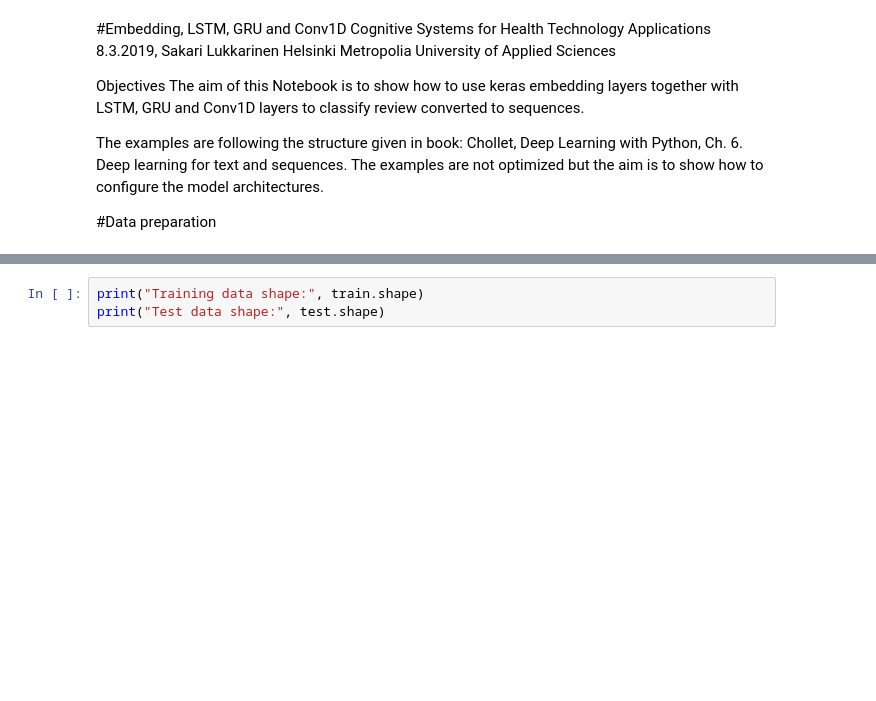
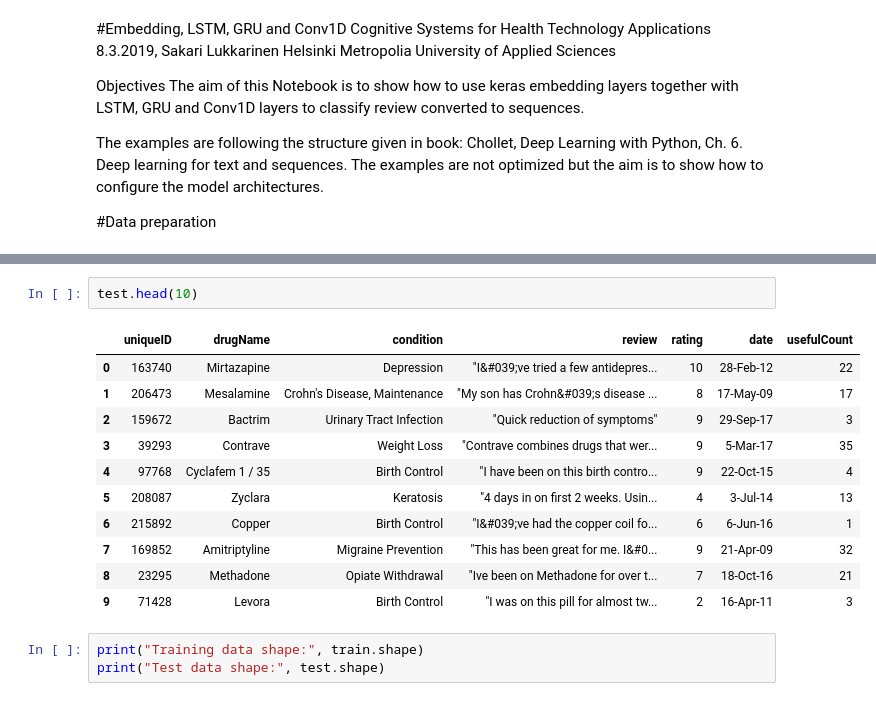
Before and after one commit to ran-tsu/cognitive-systems-for-health-technology-applications, a Jupyter notebook: case3/case3 training 2.ipynb, the cells around one changed output, grey strips where cells are left out. Drawn from its saved outputs; the diff is of its cells as text; blank space fills up the shorter version.

```diff
--- a/case3/case3 training 2.ipynb
+++ b/case3/case3 training 2.ipynb
@@ -55,3 +54,17 @@ train.head(10)
+# %%
+test.head(10)
+# %% [output]
+|  | uniqueID | drugName | condition | review | rating | date | usefulCount |
+| 0 | 163740 | Mirtazapine | Depression | "I&#039;ve tried a few antidepres... | 10 | 28-Feb-12 | 22 |
+| 1 | 206473 | Mesalamine | Crohn's Disease, Maintenance | "My son has Crohn&#039;s disease ... | 8 | 17-May-09 | 17 |
+| 2 | 159672 | Bactrim | Urinary Tract Infection | "Quick reduction of symptoms" | 9 | 29-Sep-17 | 3 |
+| 3 | 39293 | Contrave | Weight Loss | "Contrave combines drugs that wer... | 9 | 5-Mar-17 | 35 |
+| 4 | 97768 | Cyclafem 1 / 35 | Birth Control | "I have been on this birth contro... | 9 | 22-Oct-15 | 4 |
+| 5 | 208087 | Zyclara | Keratosis | "4 days in on first 2 weeks. Usin... | 4 | 3-Jul-14 | 13 |
+| 6 | 215892 | Copper | Birth Control | "I&#039;ve had the copper coil fo... | 6 | 6-Jun-16 | 1 |
+| 7 | 169852 | Amitriptyline | Migraine Prevention | "This has been great for me. I&#0... | 9 | 21-Apr-09 | 32 |
+| 8 | 23295 | Methadone | Opiate Withdrawal | "Ive been on Methadone for over t... | 7 | 18-Oct-16 | 21 |
+| 9 | 71428 | Levora | Birth Control | "I was on this pill for almost tw... | 2 | 16-Apr-11 | 3 |
 # %%
 print("Training data shape:", train.shape)
 print("Test data shape:", test.shape)
```
Also changed, not shown: parts of 7 cells of this notebook.
